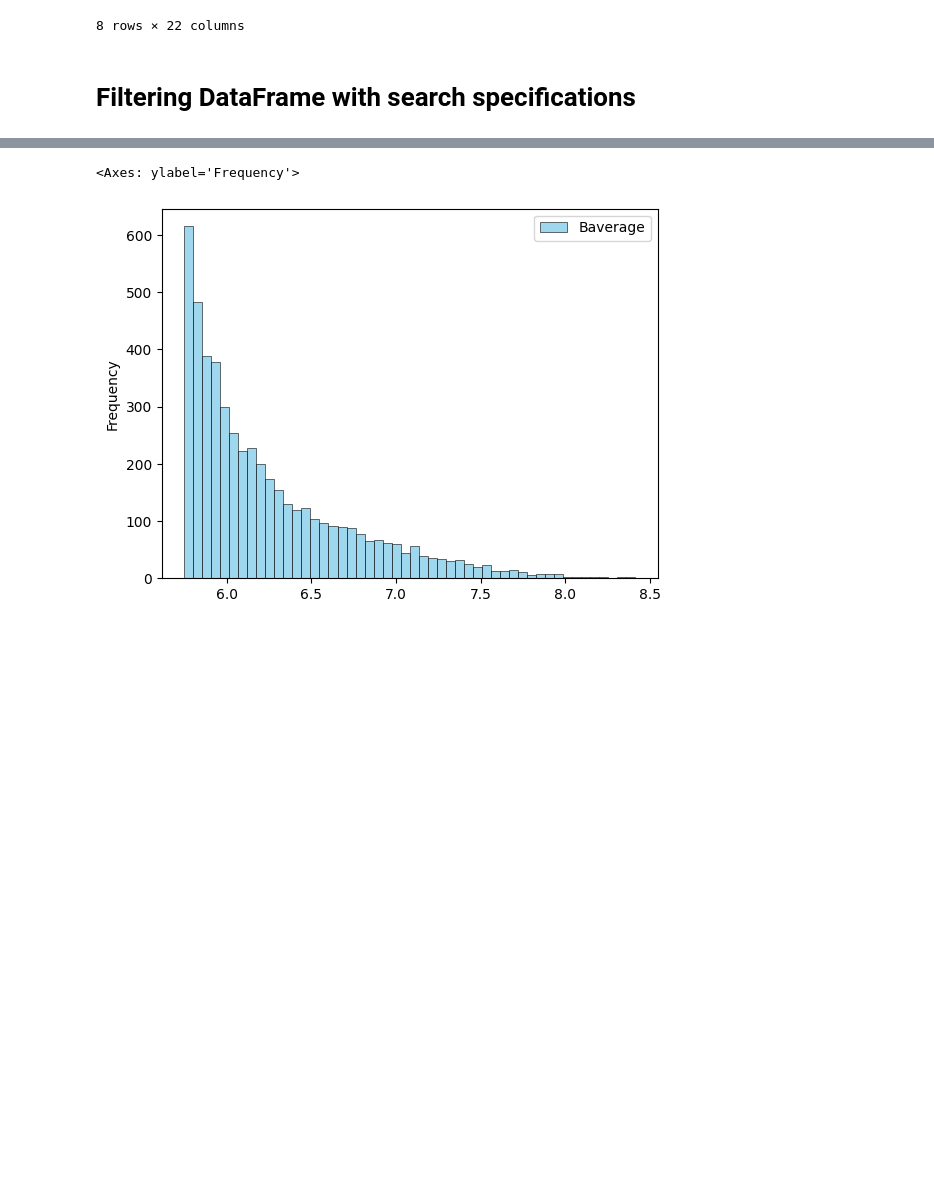
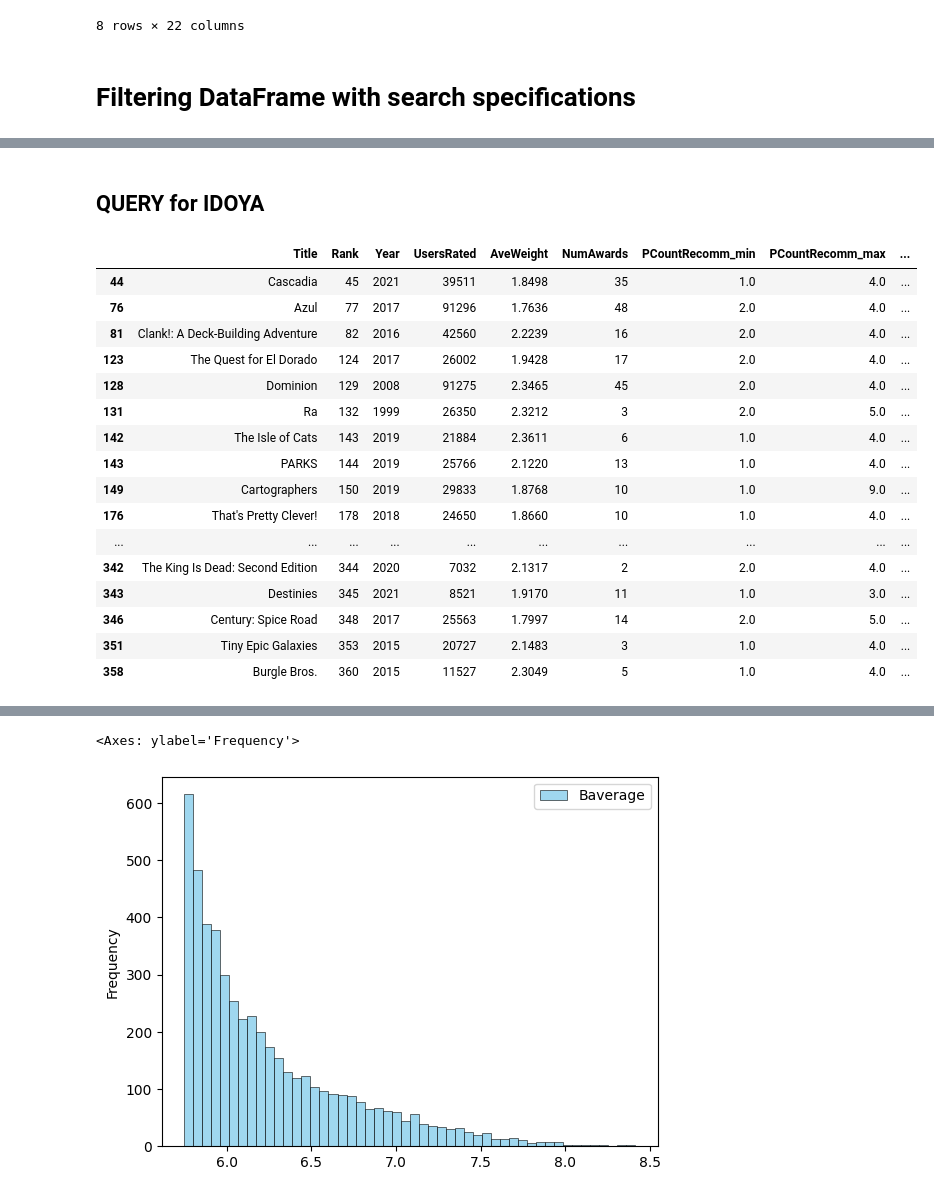
Before and after one commit to manuelarcer/bgg, a Jupyter notebook: bgg_scraper_v2.ipynb, the cells around one changed output, grey strips where cells are left out. Saved outputs shown, nothing was run; the diff lists cells and outputs as text; code cells hidden in the pictures; blank space fills up the shorter version.

```diff
--- a/bgg_scraper_v2.ipynb
+++ b/bgg_scraper_v2.ipynb
@@ -272 +258,9 @@ games_data_df['GameCategory_2'] = games_data_df['GameCategory_2'].str.strip()
+# %%
+# Only show these columns in the final dataframe
+columns_to_keep = ['Title', 'Rank', 'Year', 'UsersRated', 'AveWeight', 'NumAwards',
+                   'PCountRecomm_min', 'PCountRecomm_max', 'PCountBest_min', 'PCountBest_max',
+                   'AmazonPrice',
+                    ]
+
+query_df = games_data_df[columns_to_keep].copy()
 # %%
@@ -276,3 +272,34 @@ games_data_df['GameCategory_2'] = games_data_df['GameCategory_2'].str.strip()
     .query('PCountBest_max >= 5')
     .query('PCountBest_max <= 6')
 ).to_csv('games_data_filtered.csv', index=False)
+# %% [markdown]
+## QUERY for IDOYA
+# %%
+# Query for IDOYA
+# Good for 2 players but also good for 3 players or 4 players
+
+(query_df
+    .query('AveWeight < 2.4')
+    #.query('PCountRecomm_min == 2')
+    .query('PCountBest_min <= 3')
+    .query('PCountBest_max >= 2')
+    .query('PCountRecomm_max >= 3')
+).head(40)
+# %% [output]
+|  | Title | Rank | Year | UsersRated | AveWeight | NumAwards | PCountRecomm_min | PCountRecomm_max | ... |
+| 44 | Cascadia | 45 | 2021 | 39511 | 1.8498 | 35 | 1.0 | 4.0 | ... |
+| 76 | Azul | 77 | 2017 | 91296 | 1.7636 | 48 | 2.0 | 4.0 | ... |
+| 81 | Clank!: A Deck-Building Adventure | 82 | 2016 | 42560 | 2.2239 | 16 | 2.0 | 4.0 | ... |
+| 123 | The Quest for El Dorado | 124 | 2017 | 26002 | 1.9428 | 17 | 2.0 | 4.0 | ... |
+| 128 | Dominion | 129 | 2008 | 91275 | 2.3465 | 45 | 2.0 | 4.0 | ... |
+| 131 | Ra | 132 | 1999 | 26350 | 2.3212 | 3 | 2.0 | 5.0 | ... |
+| 142 | The Isle of Cats | 143 | 2019 | 21884 | 2.3611 | 6 | 1.0 | 4.0 | ... |
+| 143 | PARKS | 144 | 2019 | 25766 | 2.1220 | 13 | 1.0 | 4.0 | ... |
+| 149 | Cartographers | 150 | 2019 | 29833 | 1.8768 | 10 | 1.0 | 9.0 | ... |
+| 176 | That's Pretty Clever! | 178 | 2018 | 24650 | 1.8660 | 10 | 1.0 | 4.0 | ... |
+| ... | ... | ... | ... | ... | ... | ... | ... | ... | ... |
+| 342 | The King Is Dead: Second Edition | 344 | 2020 | 7032 | 2.1317 | 2 | 2.0 | 4.0 | ... |
+| 343 | Destinies | 345 | 2021 | 8521 | 1.9170 | 11 | 1.0 | 3.0 | ... |
+| 346 | Century: Spice Road | 348 | 2017 | 25563 | 1.7997 | 14 | 2.0 | 5.0 | ... |
+| 351 | Tiny Epic Galaxies | 353 | 2015 | 20727 | 2.1483 | 3 | 1.0 | 4.0 | ... |
+| 358 | Burgle Bros. | 360 | 2015 | 11527 | 2.3049 | 5 | 1.0 | 4.0 | ... |
```
Also changed, not shown: parts of 4 cells of this notebook, 2 other files.
